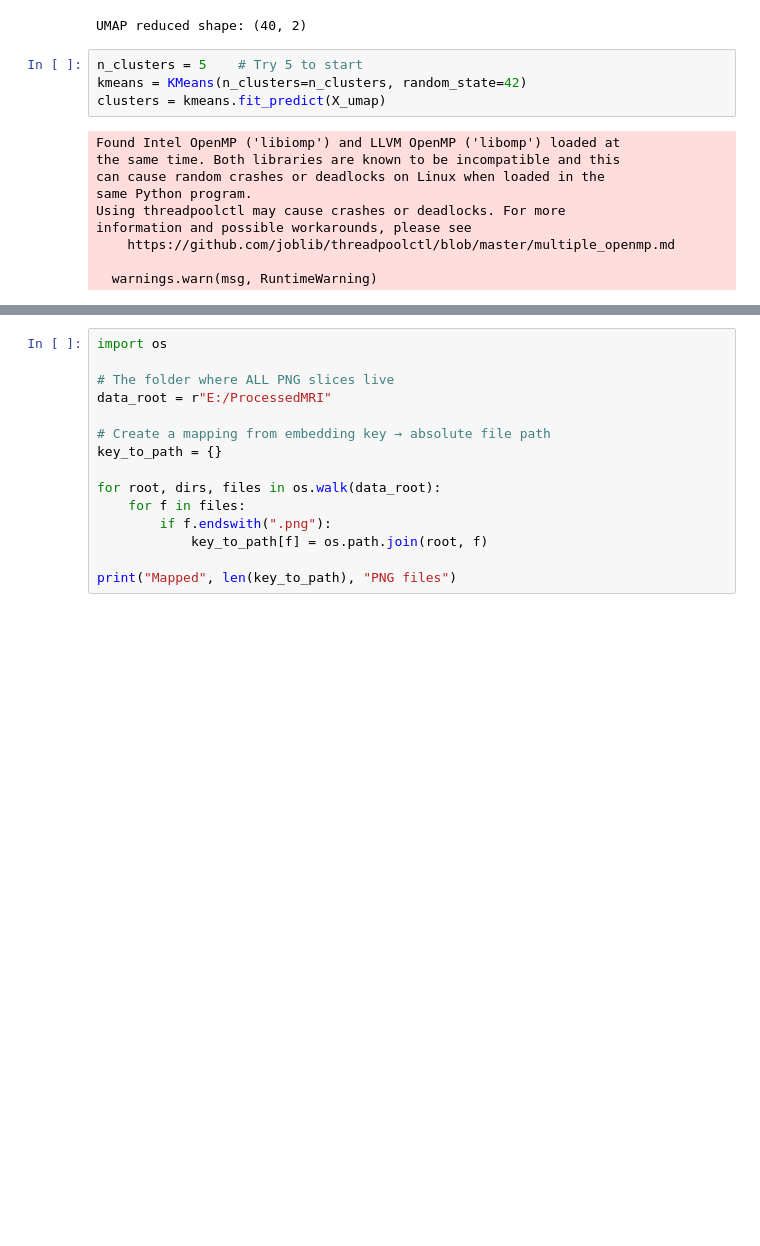
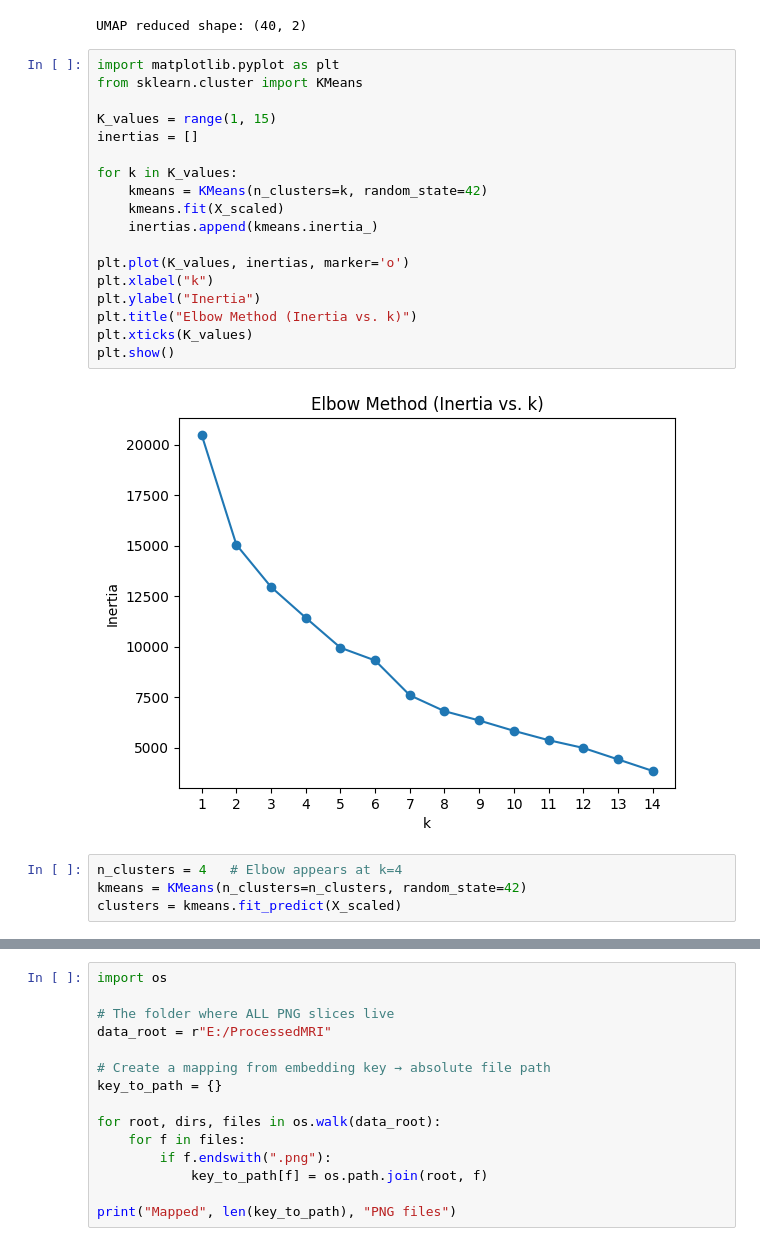
Before and after one commit to Jj111a/ITGC-interim, a Jupyter notebook: notebooks/cluster_mri_embeddings.ipynb, the cells around one changed output, grey strips where cells are left out. Drawn from its saved outputs; the diff is of its cells as text; blank space fills up the shorter version.

```diff
--- a/notebooks/cluster_mri_embeddings.ipynb
+++ b/notebooks/cluster_mri_embeddings.ipynb
@@ -42,20 +47,30 @@ X_umap = umap_reducer.fit_transform(X_scaled)
 print("UMAP reduced shape:", X_umap.shape)
 # %% [output]
 UMAP reduced shape: (40, 2)
+# %%
+import matplotlib.pyplot as plt
+from sklearn.cluster import KMeans
+
+K_values = range(1, 15)
+inertias = []
+
+for k in K_values:
+    kmeans = KMeans(n_clusters=k, random_state=42)
+    kmeans.fit(X_scaled)
+    inertias.append(kmeans.inertia_)
+
+plt.plot(K_values, inertias, marker='o')
+plt.xlabel("k")
+plt.ylabel("Inertia")
+plt.title("Elbow Method (Inertia vs. k)")
+plt.xticks(K_values)
+plt.show()
+# %% [output]
+[figure, added]
 # %%
-n_clusters = 5    # Try 5 to start
+n_clusters = 4   # Elbow appears at k=4
 kmeans = KMeans(n_clusters=n_clusters, random_state=42)
-clusters = kmeans.fit_predict(X_umap)
+clusters = kmeans.fit_predict(X_scaled)
-# %% [output]
-Found Intel OpenMP ('libiomp') and LLVM OpenMP ('libomp') loaded at
-the same time. Both libraries are known to be incompatible and this
-can cause random crashes or deadlocks on Linux when loaded in the
-same Python program.
-Using threadpoolctl may cause crashes or deadlocks. For more
-information and possible workarounds, please see
-    https://github.com/joblib/threadpoolctl/blob/master/multiple_openmp.md
-
-  warnings.warn(msg, RuntimeWarning)
 # %%
 plt.figure(figsize=(10, 6))
 for c in range(n_clusters):
```
Also changed, not shown: parts of 13 cells of this notebook, 3 other files.
